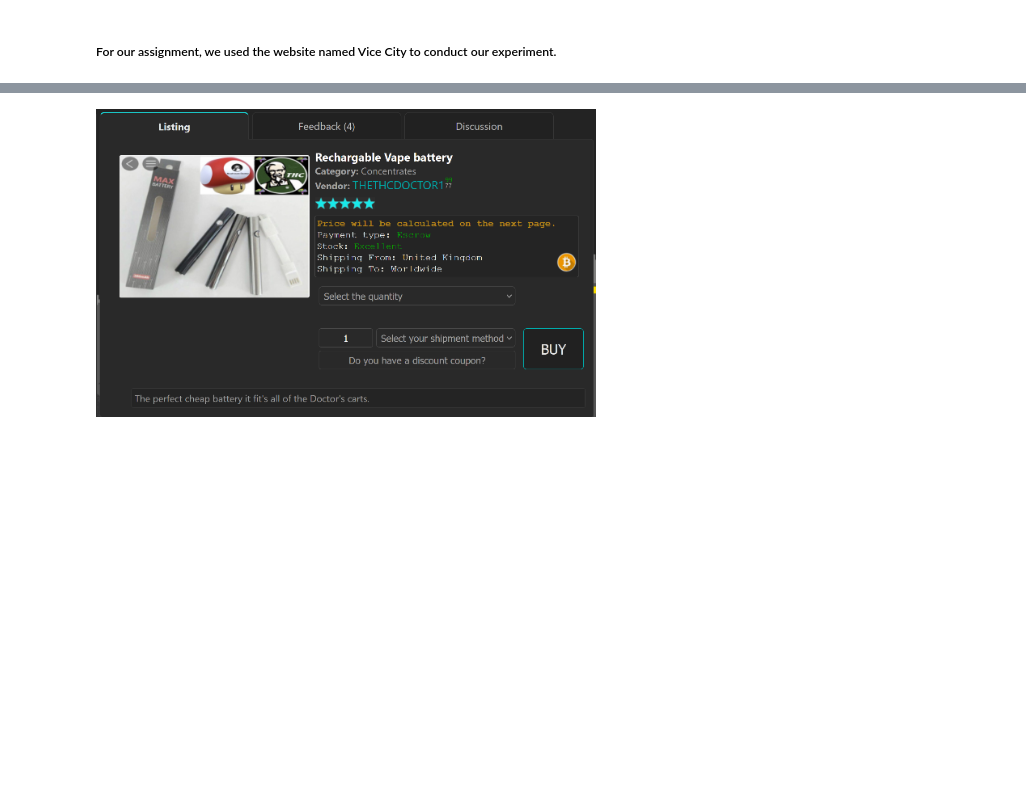
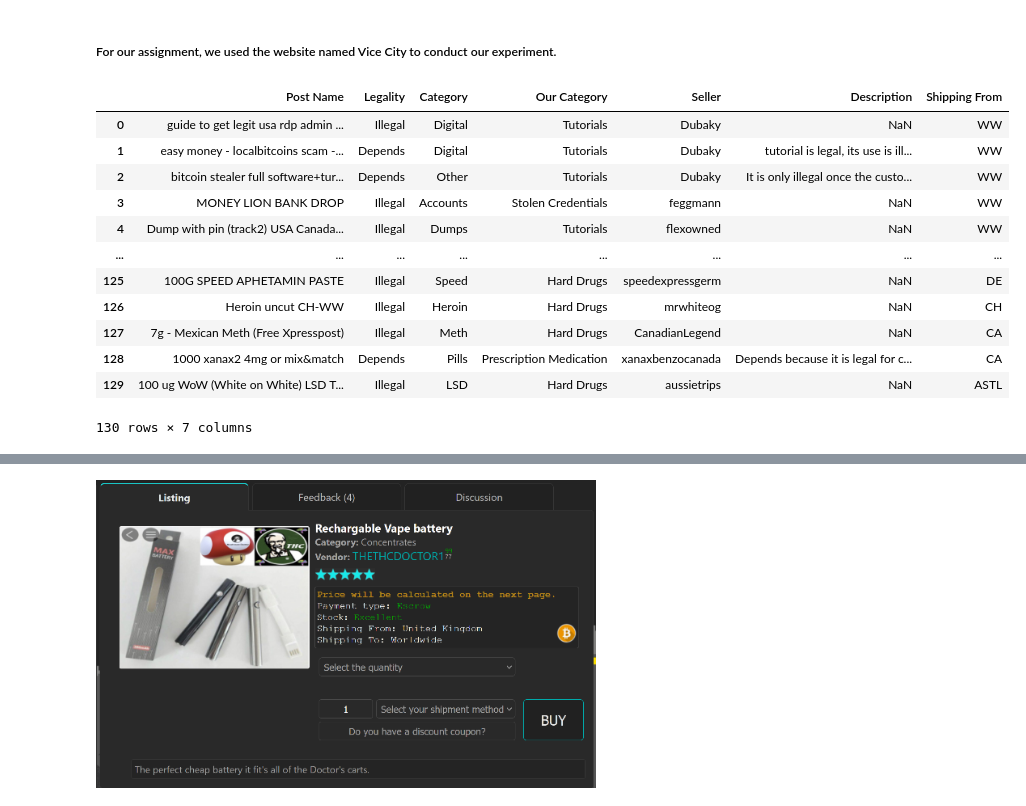
Before and after one commit to nagham-mekky/ForensicsAssignment1, a Jupyter notebook: Assignment1.ipynb, the cells around one changed output, grey strips where cells are left out. Cells and saved outputs as stored; diff of their text form; code cells hidden in the pictures; blank space fills up the shorter version.

Commit message:
csv files printed

```diff
--- a/Assignment1.ipynb
+++ b/Assignment1.ipynb
@@ -17,0 +16,46 @@ the investigation
+# %%
+#Print csv file with the 100+ posts
+import matplotlib.pyplot as plt
+import math
+import csv
+import numpy as np
+import pandas as pd
+
+post = []
+legal = []
+desc = []
+category = []
+our_category = []
+seller = []
+shipping = []
+csv_posts = pd.read_csv('DF_Assignment1_Updated.csv')
+csv_posts.head(len(csv_posts))
+# with open('DF_Assignment1_Updated.csv','r') as File:
+#     plots = csv.reader(File, delimiter = ',')
+#     for row in plots:
+#         post.append(row[0])
+#         legal.append(row[1])
+#         desc.append(row[5])
+#         category.append(row[2])
+#         our_category.append(row[3])
+#         seller.append(row[4])
+#         shipping.append(row[6])
+#         #print(', '.join(row))
+
+# plt.plot(post, legal, label = 'Legal')
+# plt.legend()
+# plt.show()
+# %% [output]
+|  | Post Name | Legality | Category | Our Category | Seller | Description | Shipping From |
+| 0 | guide to get legit usa rdp admin ... | Illegal | Digital | Tutorials | Dubaky | NaN | WW |
+| 1 | easy money - localbitcoins scam -... | Depends | Digital | Tutorials | Dubaky | tutorial is legal, its use is ill... | WW |
+| 2 | bitcoin stealer full software+tur... | Depends | Other | Tutorials | Dubaky | It is only illegal once the custo... | WW |
+| 3 | MONEY LION BANK DROP | Illegal | Accounts | Stolen Credentials | feggmann | NaN | WW |
+| 4 | Dump with pin (track2) USA Canada... | Illegal | Dumps | Tutorials | flexowned | NaN | WW |
+| ... | ... | ... | ... | ... | ... | ... | ... |
+| 125 | 100G SPEED APHETAMIN PASTE | Illegal | Speed | Hard Drugs | speedexpressgerm | NaN | DE |
+| 126 | Heroin uncut CH-WW | Illegal | Heroin | Hard Drugs | mrwhiteog | NaN | CH |
+| 127 | 7g - Mexican Meth (Free Xpresspost) | Illegal | Meth | Hard Drugs | CanadianLegend | NaN | CA |
+| 128 | 1000 xanax2 4mg or mix&match | Depends | Pills | Prescription Medication | xanaxbenzocanada | Depends because it is legal for c... | CA |
+| 129 | 100 ug WoW (White on White) LSD T... | Illegal | LSD | Hard Drugs | aussietrips | NaN | ASTL |
+130 rows × 7 columns
```
Also changed, not shown: parts of 5 cells of this notebook, 2 other files.
